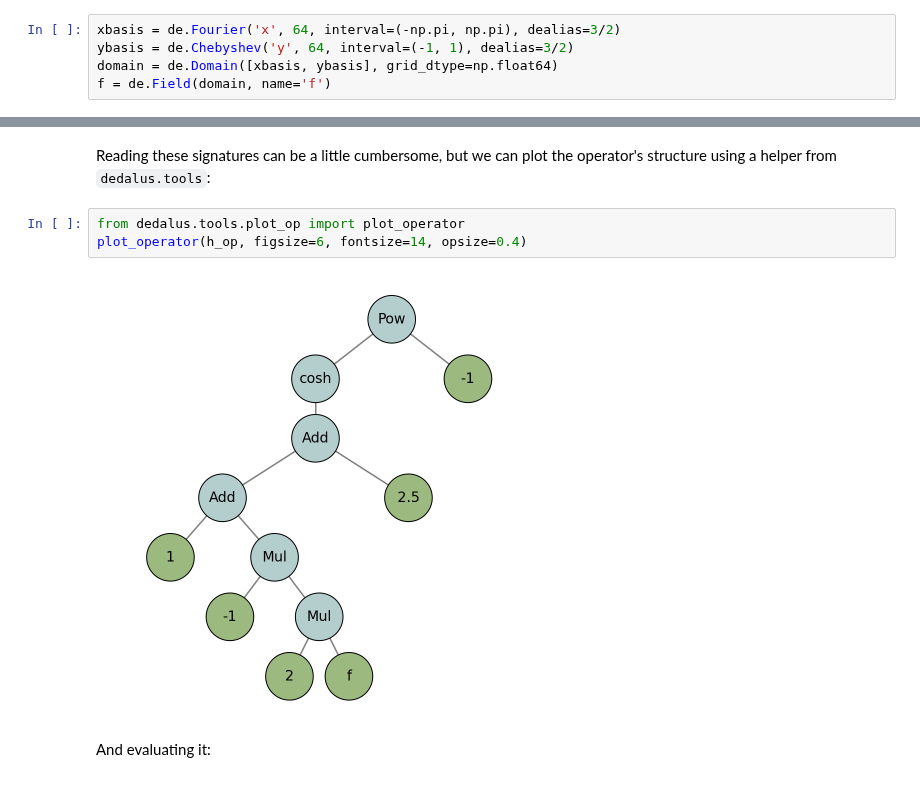
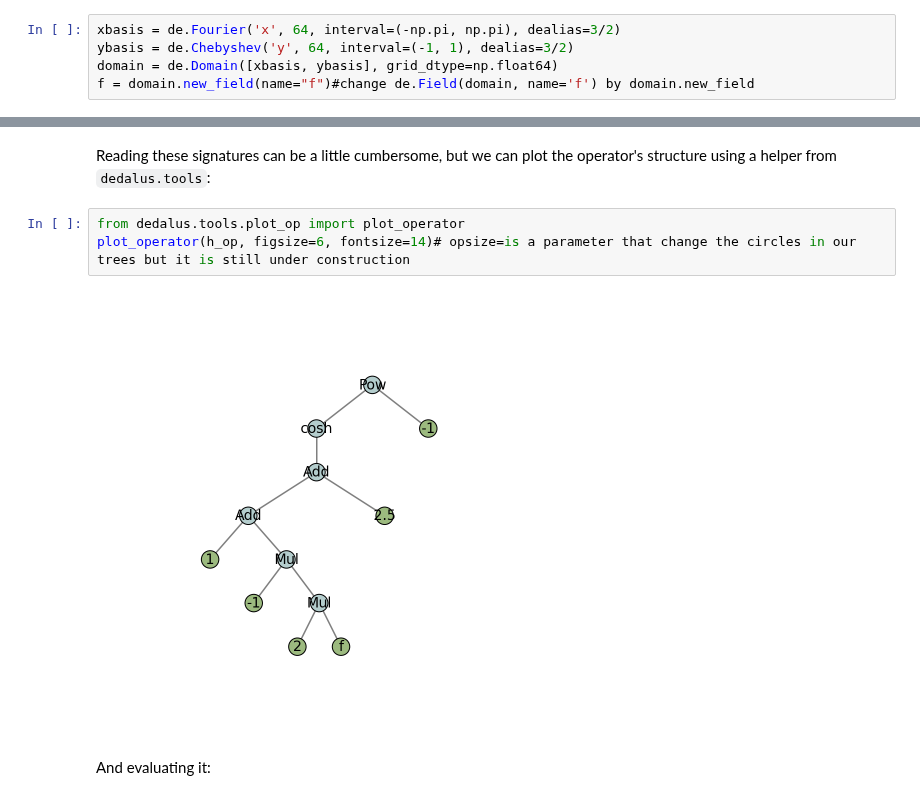
Before and after one commit to DedalusProject/dedalus, a Jupyter notebook: docs/notebooks/dedalus_tutorial_fields_operators.ipynb, the cells around one changed output, grey strips where cells are left out. Drawn from its saved outputs; the diff is of its cells as text.

```diff
--- a/docs/notebooks/dedalus_tutorial_fields_operators.ipynb
+++ b/docs/notebooks/dedalus_tutorial_fields_operators.ipynb
@@ -24,7 +24,7 @@ Let's set up a 2D domain and build a field:
 xbasis = de.Fourier('x', 64, interval=(-np.pi, np.pi), dealias=3/2)
 ybasis = de.Chebyshev('y', 64, interval=(-1, 1), dealias=3/2)
 domain = de.Domain([xbasis, ybasis], grid_dtype=np.float64)
-f = de.Field(domain, name='f')
+f = domain.new_field(name="f")#change de.Field(domain, name='f') by domain.new_field
 # %% [markdown]
 We also gave the field a name -- something which is automatically done for the state fields when solving a PDE in Dedalus (we'll see more about this in the next notebook), but we've just done it manually, for now.
 # %% [markdown]
@@ -125,9 +130,9 @@ cosh((1 + (-1*(2*f))) + 2.5)**-1
 Reading these signatures can be a little cumbersome, but we can plot the operator's structure using a helper from `dedalus.tools`:
 # %%
 from dedalus.tools.plot_op import plot_operator
-plot_operator(h_op, figsize=6, fontsize=14, opsize=0.4)
+plot_operator(h_op, figsize=6, fontsize=14)# opsize=is a parameter that change the circles in our trees but it is still under construction
 # %% [output]
-[figure, old version]
+[figure, new version]
 # %% [markdown]
 And evaluating it:
 # %%
```
Also changed, not shown: parts of 12 cells of this notebook, 1 other file.
